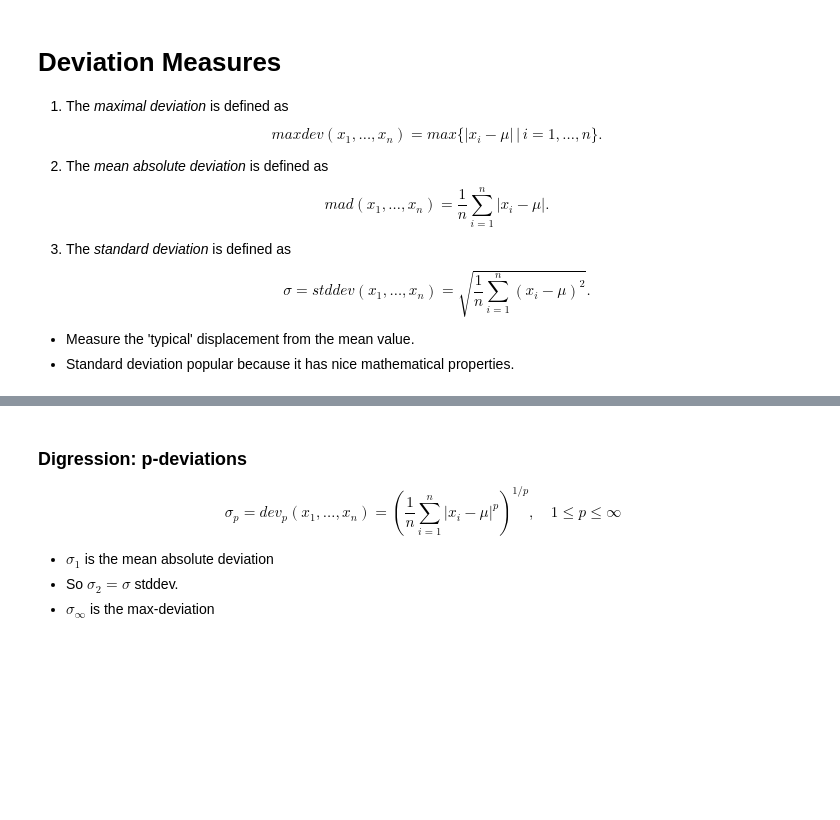
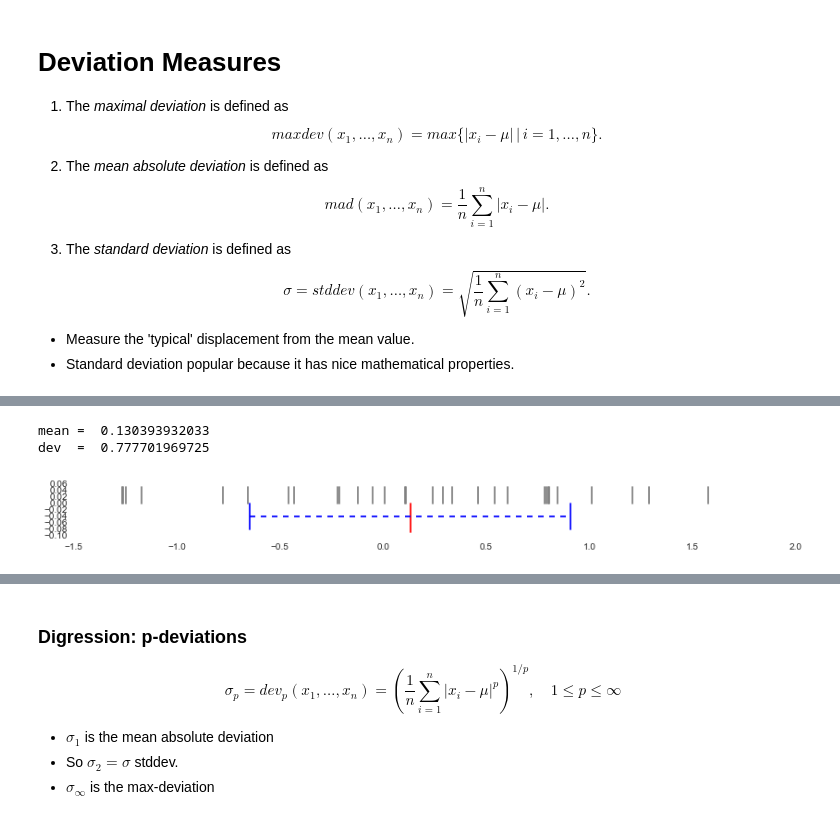
Before and after one commit to HeinrichHartmann/Statistics-for-Engineers, a Jupyter notebook: Tutorial.ipynb, the cells around one changed output, grey strips where cells are left out. Cells and saved outputs as stored; diff of their text form; code cells hidden in the pictures; blank space fills up the shorter version.

```diff
--- a/Tutorial.ipynb
+++ b/Tutorial.ipynb
@@ -538,0 +543,8 @@ Standard Deviation
+# %%
+# Standard deviation is a good deviation for normal distributed data
+X = [ np.random.normal() for x in range(30) ]
+plot_mean_dev(X,mean(X),stddev(X))
+# %% [output]
+mean =  0.130393932033
+dev  =  0.777701969725
+[figure, added]
```
Also changed, not shown: parts of 25 cells of this notebook, 19 other files.
